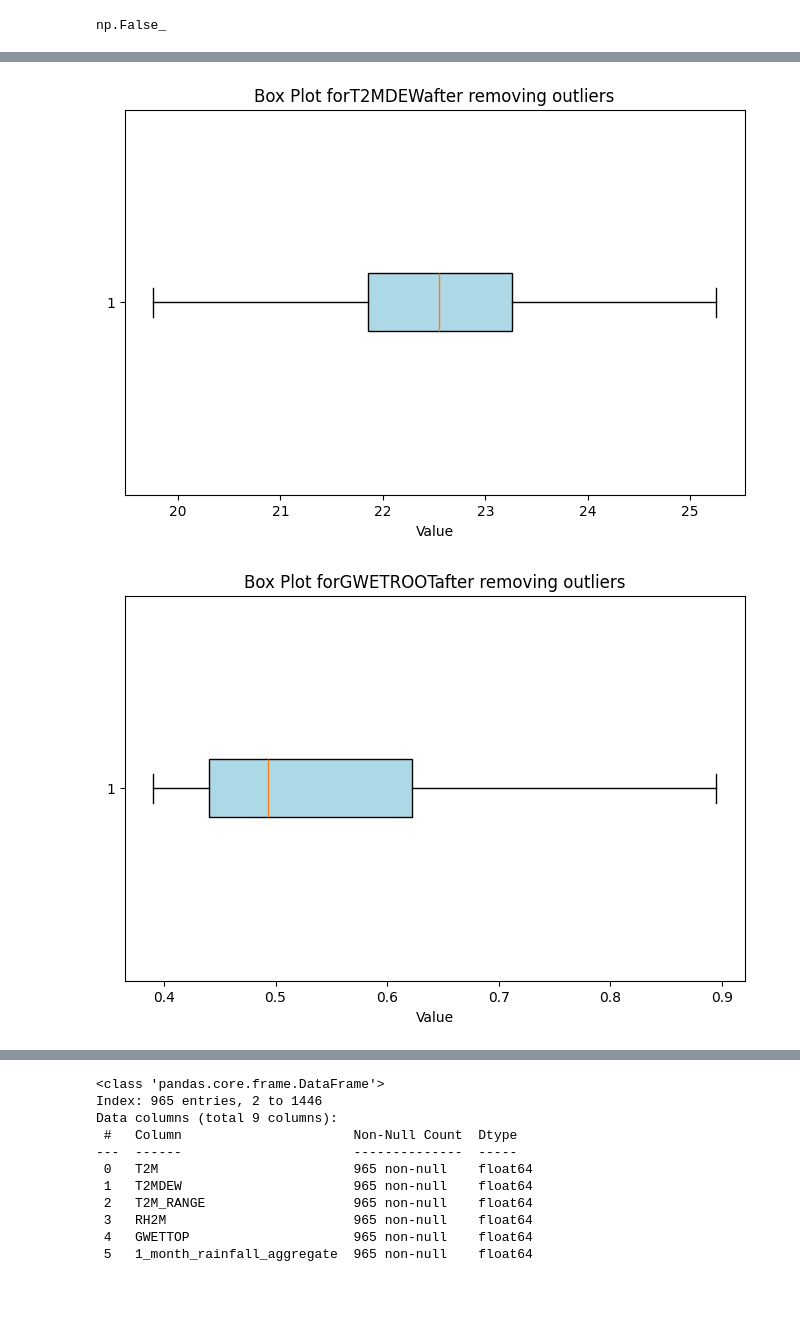
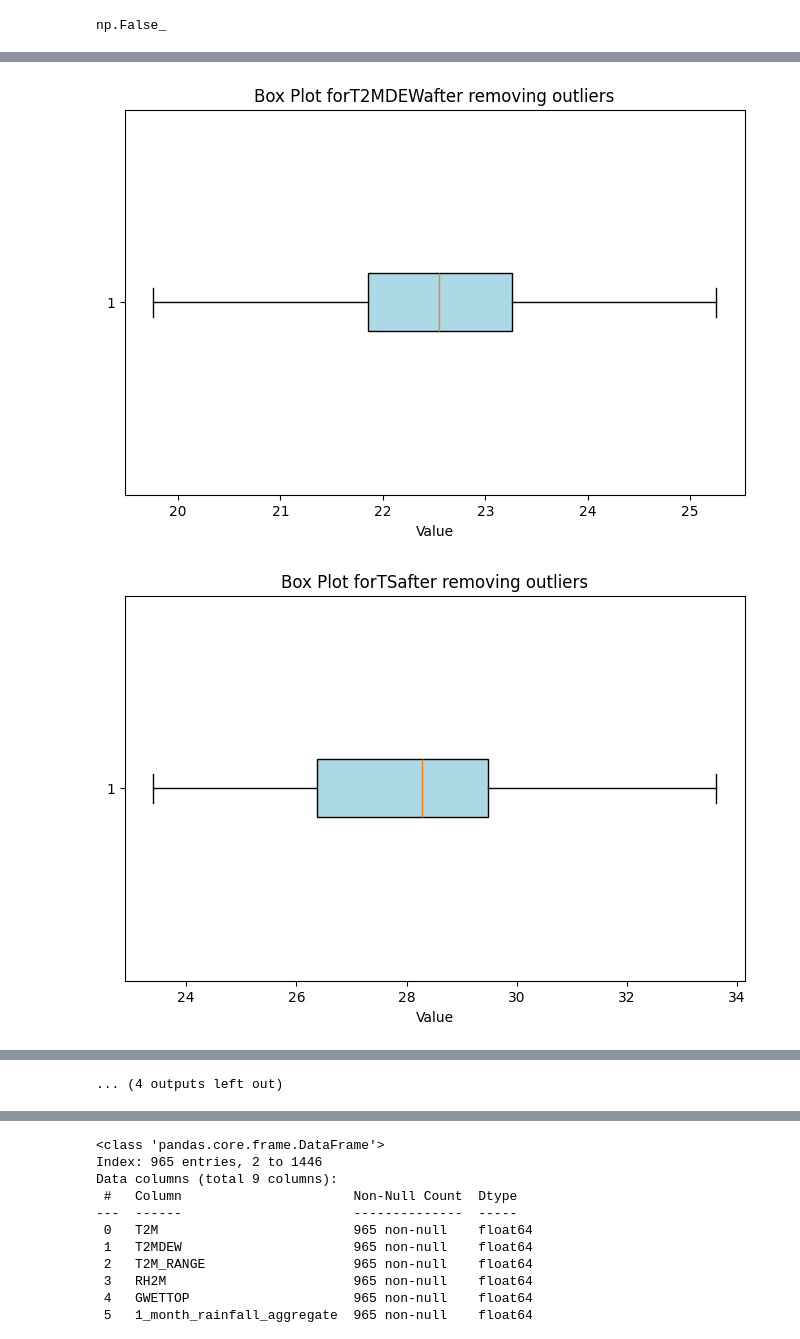
Before and after one commit to Dinithiii04/AgriLak, a Jupyter notebook: notebooks/IrrigationOptimization_feature_Engineering.ipynb, the cells around one changed output, grey strips where cells are left out. Cells and saved outputs as stored; diff of their text form; code cells hidden in the pictures; blank space fills up the shorter version.

```diff
--- a/notebooks/IrrigationOptimization_feature_Engineering.ipynb
+++ b/notebooks/IrrigationOptimization_feature_Engineering.ipynb
@@ -22,9 +7,9 @@ df
 # %%
-df=df.drop('PS',axis=1)
+df_weather=df_weather.drop('PS',axis=1)
 # %%
-df['Date'] = pd.to_datetime(df['YEAR'].astype(str) + '-' + df['DOY'].astype(str), format='%Y-%j').dt.strftime('%Y-%m-%d')
+df_weather['Date'] = pd.to_datetime(df_weather['YEAR'].astype(str) + '-' + df_weather['DOY'].astype(str), format='%Y-%j').dt.strftime('%Y-%m-%d')
 # %%
-df=df.drop(['YEAR','DOY'], axis=1)
+df=df_weather.drop(['YEAR','DOY'], axis=1)
 # %%
 df1.head()
 # %% [output]
@@ -127,5 +112,3 @@ dtype: int64
 merged_df.isnull().values.any()
 # %% [output]
 np.False_
-# %%
-merged_df=merged_df.drop(['1_month_rainfall_aggregate_avg','WS2M_MIN','WS2M_MAX','WS2M','T2M_MIN','T2M_MAX','QV2M'],axis=1)
@@ -331,8 +157,8 @@ def capping(col):
 
 
     df[col] = df[col].clip(lower=lower_bound, upper=upper_bound)
-features_toCap=['T2M_RANGE','T2MDEW','GWETROOT','GWETPROF','1_month_rainfall_aggregate']
-for cols in features_toCap:
+capping_df=df.drop('Date',axis=1)
+for cols in capping_df.columns:
     capping(cols)
     plt.figure(figsize=(8, 5))
     plt.boxplot(df[cols], vert=False, patch_artist=True, boxprops=dict(facecolor="lightblue"))
@@ -344,2 +170,2 @@ for cols in features_toCap:
 [figure]
-[figure, old version]
+[figure, new version]
@@ -348,3 +181,4 @@ for cols in features_toCap:
+... (4 outputs left out)
 # %%
 import seaborn as sns
 correlation_matrix = df.drop(columns="Date").corr(method="pearson")
```
Also changed, not shown: parts of 25 cells of this notebook, 6 other files.
